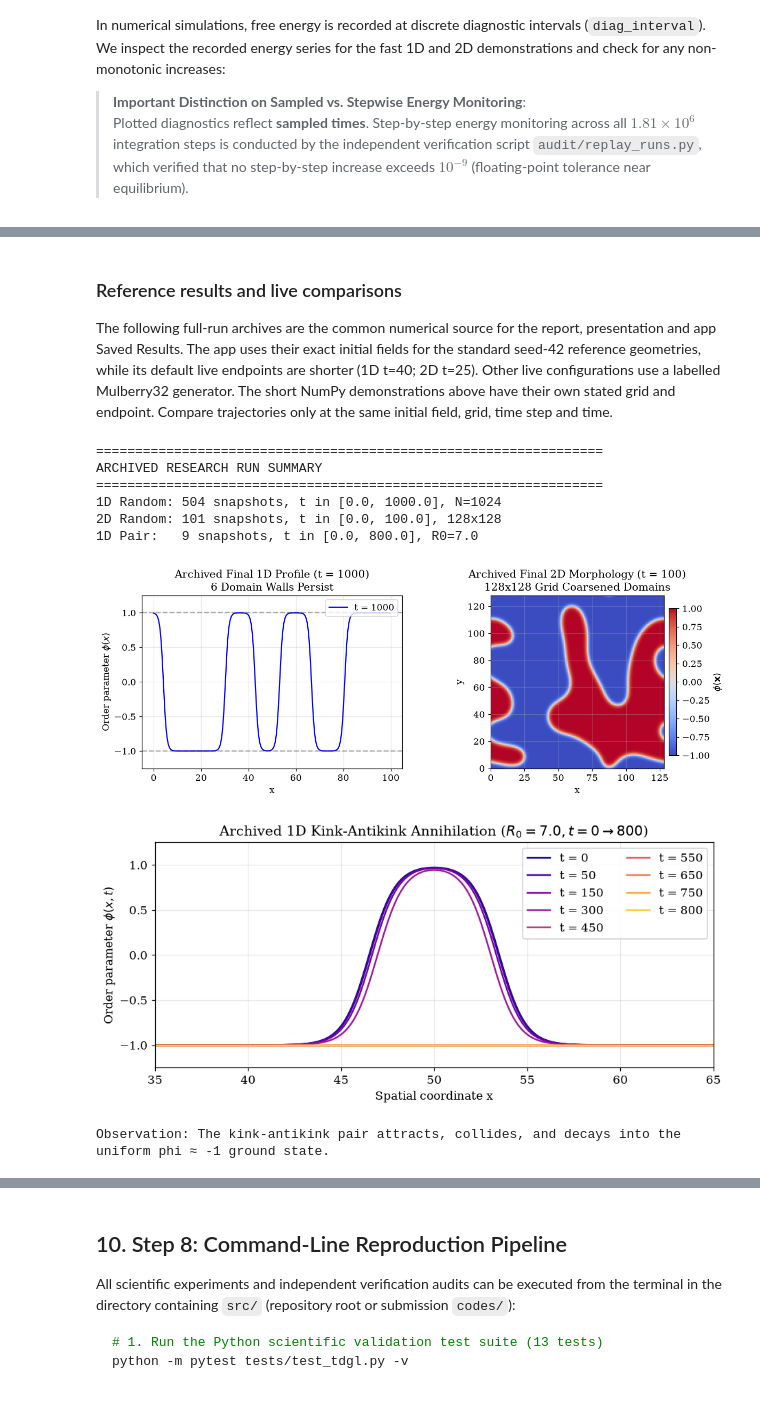
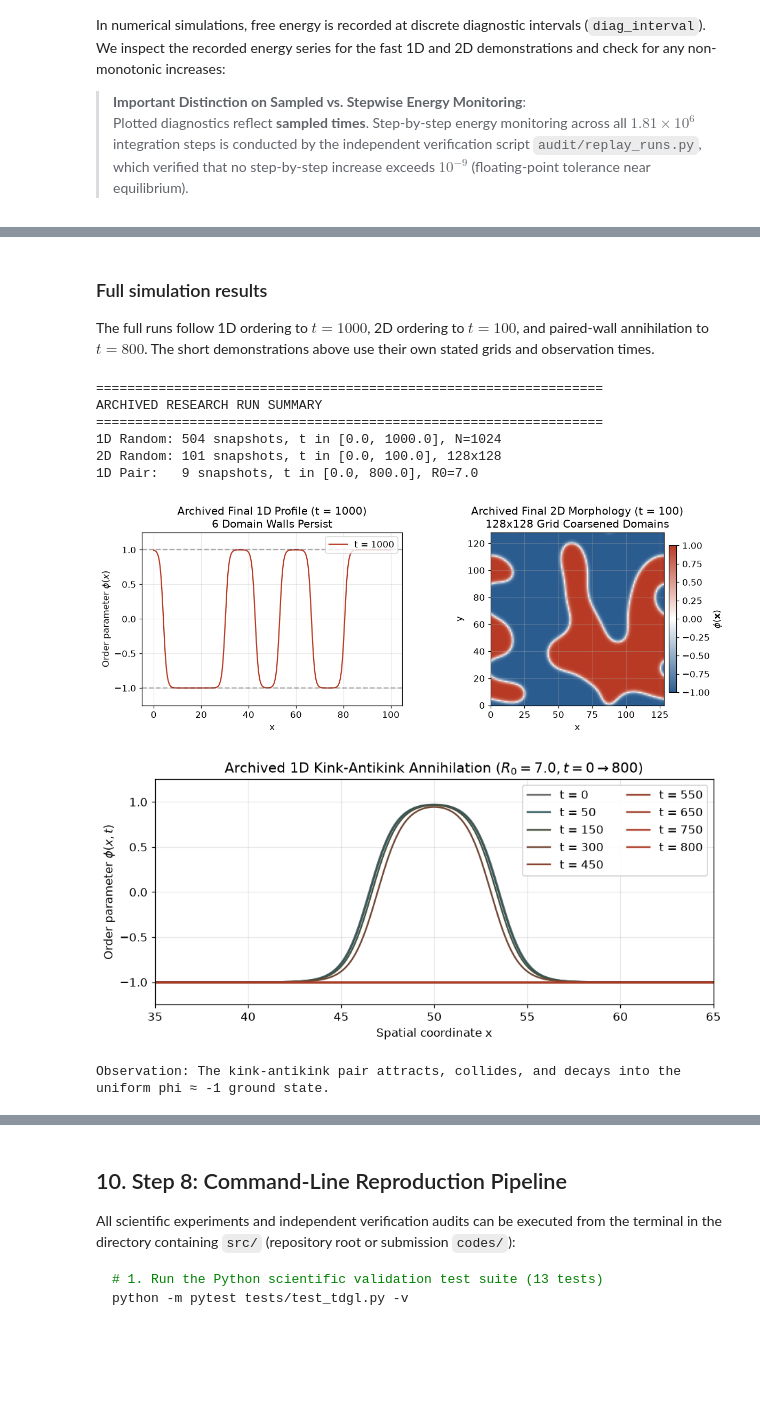
Before and after one commit to ChandranilDas/IDC_P20, a Jupyter notebook: notebooks/P20_Simulations.ipynb, the cells around one changed output, grey strips where cells are left out. Saved outputs shown, nothing was run; the diff lists cells and outputs as text; code cells hidden in the pictures; blank space fills up the shorter version.

Commit message:
Use consistent scientific plot colors and simplify public project wording

```diff
--- a/notebooks/P20_Simulations.ipynb
+++ b/notebooks/P20_Simulations.ipynb
@@ -108,9 +108,11 @@ from src.tdgl_2d import simulate_2d
 from src.initial_conditions import make_random_ic_1d, make_random_ic_2d, make_kink_1d
 from src.validation import validate_fixed_points, validate_kink_convergence, check_free_energy_monotonicity
 
+from src.plot_style import FIELD, ENERGY, MEAN, MOMENT, RMS, MAX_ERROR, RAW, HARDENED, REFERENCE, FIELD_CMAP, time_color
+
 # Plot styling configuration
 plt.rcParams.update({
-    "font.family": "serif",
+    "font.family": "DejaVu Sans",
     "font.size": 11,
     "axes.grid": True,
     "grid.alpha": 0.3,
@@ -206,7 +208,7 @@ res_1d = simulate_1d(config_1d_demo, phi_init_1d, save_interval=4.0, diag_interv
 
 # 5. Visualize field profiles at saved snapshot times
 fig, ax = plt.subplots(figsize=(9, 4.2))
-colors = plt.cm.viridis(np.linspace(0, 0.9, len(res_1d["t_snapshots"])))
+colors = [time_color(t) for t in res_1d["t_snapshots"]]
 
 for snap, t_val, c in zip(res_1d["snapshots"], res_1d["t_snapshots"], colors):
     ax.plot(res_1d["x"], snap, label=f"t = {t_val:.1f}", color=c)
@@ -265,7 +267,7 @@ for i, (ax, snap, t_val) in enumerate(zip(axes, res_2d["snapshots"], res_2d["t_s
         snap.T,
         origin="lower",
         extent=[0, config_2d_demo.L, 0, config_2d_demo.L],
-        cmap="coolwarm",
+        cmap=FIELD_CMAP,
         vmin=-1.0,
         vmax=1.0
     )
@@ -409,9 +409,9 @@ Below, we load the archives and plot:
 - The **archived final 2D coarsened morphology** at $t=100$.
 - The **1D kink-antikink annihilation trajectory** ($R_0=7.0 \to \phi \approx -1$).
 # %% [markdown]
-### Reference results and live comparisons
+### Full simulation results
 
-The following full-run archives are the common numerical source for the report, presentation and app Saved Results. The app uses their exact initial fields for the standard seed-42 reference geometries, while its default live endpoints are shorter (1D t=40; 2D t=25). Other live configurations use a labelled Mulberry32 generator. The short NumPy demonstrations above have their own stated grid and endpoint. Compare trajectories only at the same initial field, grid, time step and time.
+The full runs follow 1D ordering to $t=1000$, 2D ordering to $t=100$, and paired-wall annihilation to $t=800$. The short demonstrations above use their own stated grids and observation times.
 # %%
 # 1. Load archived arrays
 path_1d = "results/raw/tdgl_1d_random.npz"
@@ -437,7 +437,7 @@ phi_final_1d = data_1d["snapshots"][-1]
 x_1d = data_1d["x"]
 t_final_1d = data_1d["t_snapshots"][-1]
 
-ax_1d_final.plot(x_1d, phi_final_1d, "b-", linewidth=1.5, label=f"t = {t_final_1d:.0f}")
+ax_1d_final.plot(x_1d, phi_final_1d, "-", color=FIELD, linewidth=1.5, label=f"t = {t_final_1d:.0f}")
 ax_1d_final.axhline(1.0, color="k", linestyle="--", alpha=0.3)
 ax_1d_final.axhline(-1.0, color="k", linestyle="--", alpha=0.3)
 ax_1d_final.set_xlabel("x")
@@ -455,7 +455,7 @@ im_2d = ax_2d_final.imshow(
     phi_final_2d.T,
     origin="lower",
     extent=[0, L_2d, 0, L_2d],
-    cmap="coolwarm",
+    cmap=FIELD_CMAP,
     vmin=-1.0,
     vmax=1.0
 )
@@ -466,35 +466,35 @@ fig.colorbar(im_2d, ax=ax_2d_final, shrink=0.85, pad=0.02, label=r"$\phi(\mathbf
 
 plt.tight_layout()
 plt.show()
 
 # 3. Plot Kink-Antikink Annihilation Trajectory
 fig, ax_pair = plt.subplots(figsize=(8.5, 4.0))
 pair_snaps = data_pair["snapshots"]
 pair_times = data_pair["t_snapshots"]
 pair_x = data_pair["x"]
 
-pair_colors = plt.cm.plasma(np.linspace(0, 0.9, len(pair_times)))
+pair_colors = [time_color(t) for t in pair_times]
 for snap, t_val, c in zip(pair_snaps, pair_times, pair_colors):
     ax_pair.plot(pair_x, snap, label=f"t = {t_val:.0f}", color=c)
 
 ax_pair.set_xlabel("Spatial coordinate x")
 ax_pair.set_ylabel(r"Order parameter $\phi(x, t)$")
 ax_pair.set_xlim(35, 65)
 ax_pair.set_title(r"Archived 1D Kink-Antikink Annihilation ($R_0=7.0, t=0 \to 800$)")
 ax_pair.set_ylim(-1.25, 1.25)
 ax_pair.legend(loc="upper right", ncol=2, framealpha=0.9)
 plt.tight_layout()
 plt.show()
 
 print("Observation: The kink-antikink pair attracts, collides, and decays into the uniform phi ≈ -1 ground state.")
 # %% [output]
 =================================================================
 ARCHIVED RESEARCH RUN SUMMARY
 =================================================================
 1D Random: 504 snapshots, t in [0.0, 1000.0], N=1024
 2D Random: 101 snapshots, t in [0.0, 100.0], 128x128
 1D Pair:   9 snapshots, t in [0.0, 800.0], R0=7.0
-[figure, old version]
+[figure, new version]
-[figure, old version]
+[figure, new version]
 Observation: The kink-antikink pair attracts, collides, and decays into the uniform phi ≈ -1 ground state.
 # %% [markdown]
```
Also changed, not shown: parts of 13 cells of this notebook, 58 other files.
